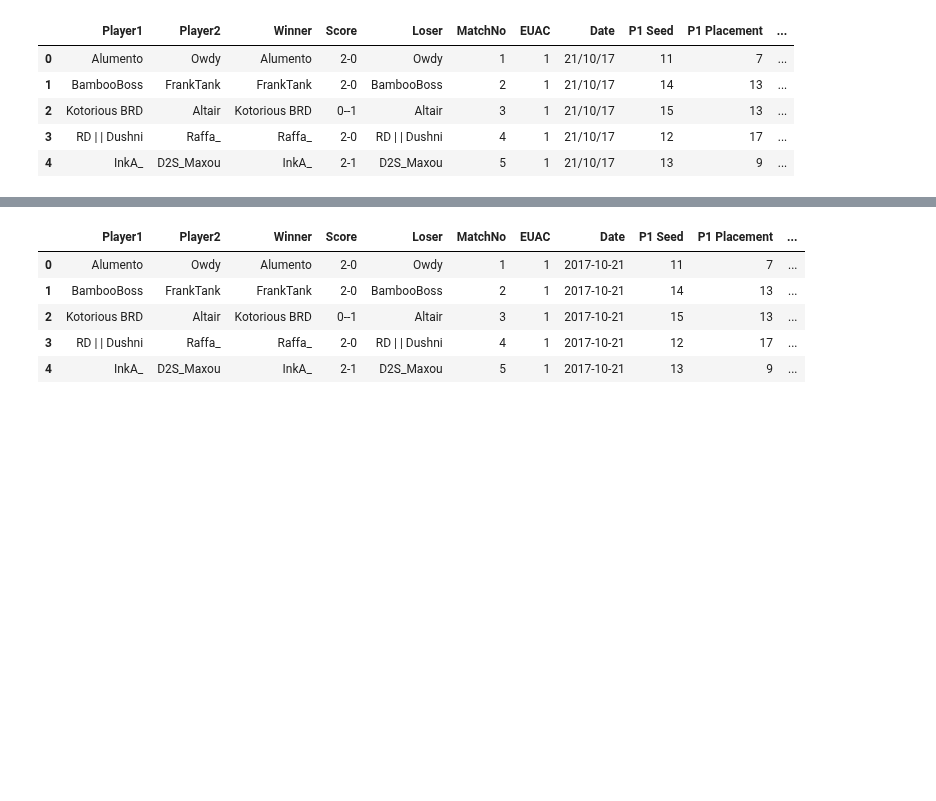
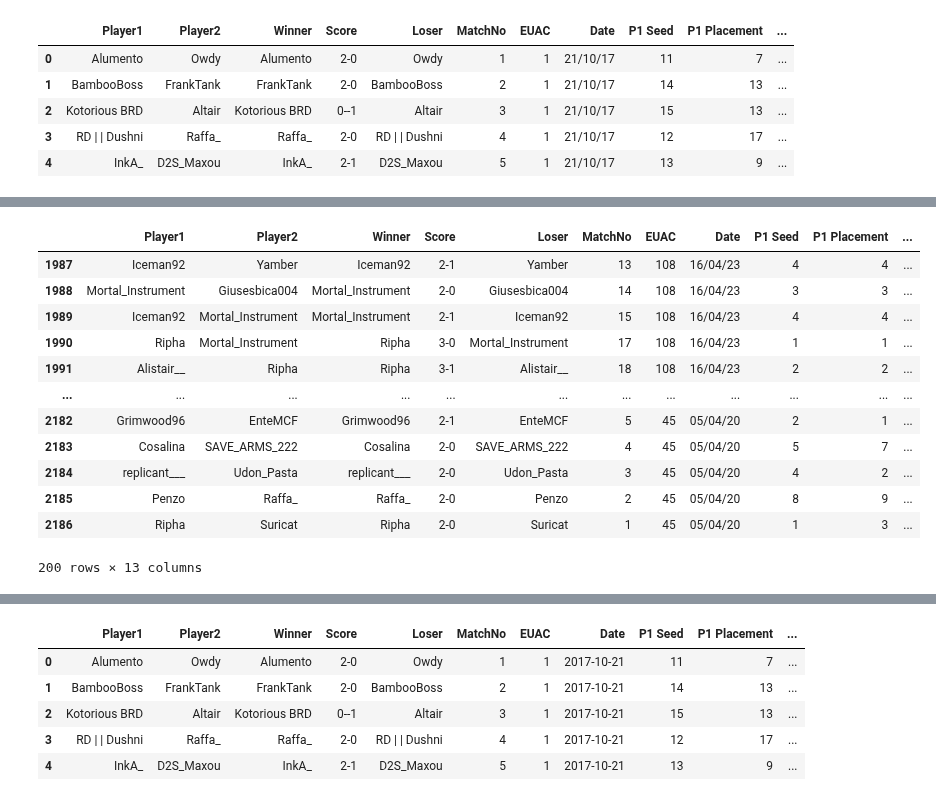
Before and after one commit to DarrenCCT/Tournament-Analysis, a Jupyter notebook: EUAC - Data Cleaning.ipynb, the cells around one changed output, grey strips where cells are left out. Cells and saved outputs as stored; diff of their text form; code cells hidden in the pictures; blank space fills up the shorter version.

Commit message:
Add files via upload
Actually finished this time. Added new column for tournament no. Added comments

```diff
--- a/EUAC - Data Cleaning.ipynb
+++ b/EUAC - Data Cleaning.ipynb
@@ -441,0 +488,31 @@ df.head()
+# %%
+df["Tournament No"] = df["EUAC"]
+# %%
+array = []
+no = 0
+for i in df["Tournament No"]:
+    if i == "PVW":
+        array.append(108)
+    else:
+        if int(i) < 108:
+            array.append(int(i))
+        elif int(i) > 107:
+            no = int(i) + 1
+            array.append(no)
+df["Tournament No"] = array
+# %%
+df.tail(200)
+# %% [output]
+|  | Player1 | Player2 | Winner | Score | Loser | MatchNo | EUAC | Date | P1 Seed | P1 Placement | ... |
+| 1987 | Iceman92 | Yamber | Iceman92 | 2-1 | Yamber | 13 | 108 | 16/04/23 | 4 | 4 | ... |
+| 1988 | Mortal_Instrument | Giusesbica004 | Mortal_Instrument | 2-0 | Giusesbica004 | 14 | 108 | 16/04/23 | 3 | 3 | ... |
+| 1989 | Iceman92 | Mortal_Instrument | Mortal_Instrument | 2-1 | Iceman92 | 15 | 108 | 16/04/23 | 4 | 4 | ... |
+| 1990 | Ripha | Mortal_Instrument | Ripha | 3-0 | Mortal_Instrument | 17 | 108 | 16/04/23 | 1 | 1 | ... |
+| 1991 | Alistair__ | Ripha | Ripha | 3-1 | Alistair__ | 18 | 108 | 16/04/23 | 2 | 2 | ... |
+| ... | ... | ... | ... | ... | ... | ... | ... | ... | ... | ... | ... |
+| 2182 | Grimwood96 | EnteMCF | Grimwood96 | 2-1 | EnteMCF | 5 | 45 | 05/04/20 | 2 | 1 | ... |
+| 2183 | Cosalina | SAVE_ARMS_222 | Cosalina | 2-0 | SAVE_ARMS_222 | 4 | 45 | 05/04/20 | 5 | 7 | ... |
+| 2184 | replicant___ | Udon_Pasta | replicant___ | 2-0 | Udon_Pasta | 3 | 45 | 05/04/20 | 4 | 2 | ... |
+| 2185 | Penzo | Raffa_ | Raffa_ | 2-0 | Penzo | 2 | 45 | 05/04/20 | 8 | 9 | ... |
+| 2186 | Ripha | Suricat | Ripha | 2-0 | Suricat | 1 | 45 | 05/04/20 | 1 | 3 | ... |
+200 rows × 13 columns
```
Also changed, not shown: parts of 41 cells of this notebook.
